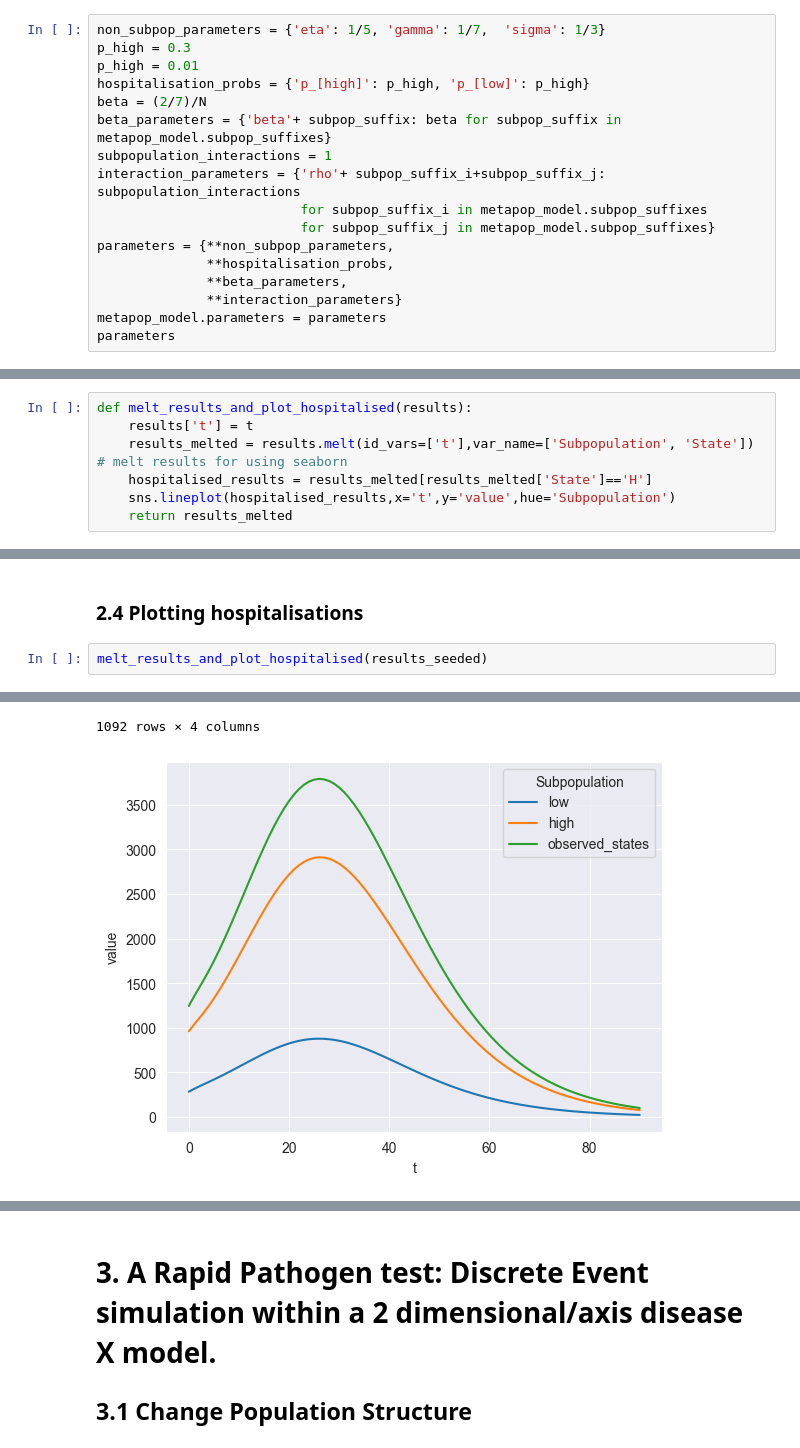
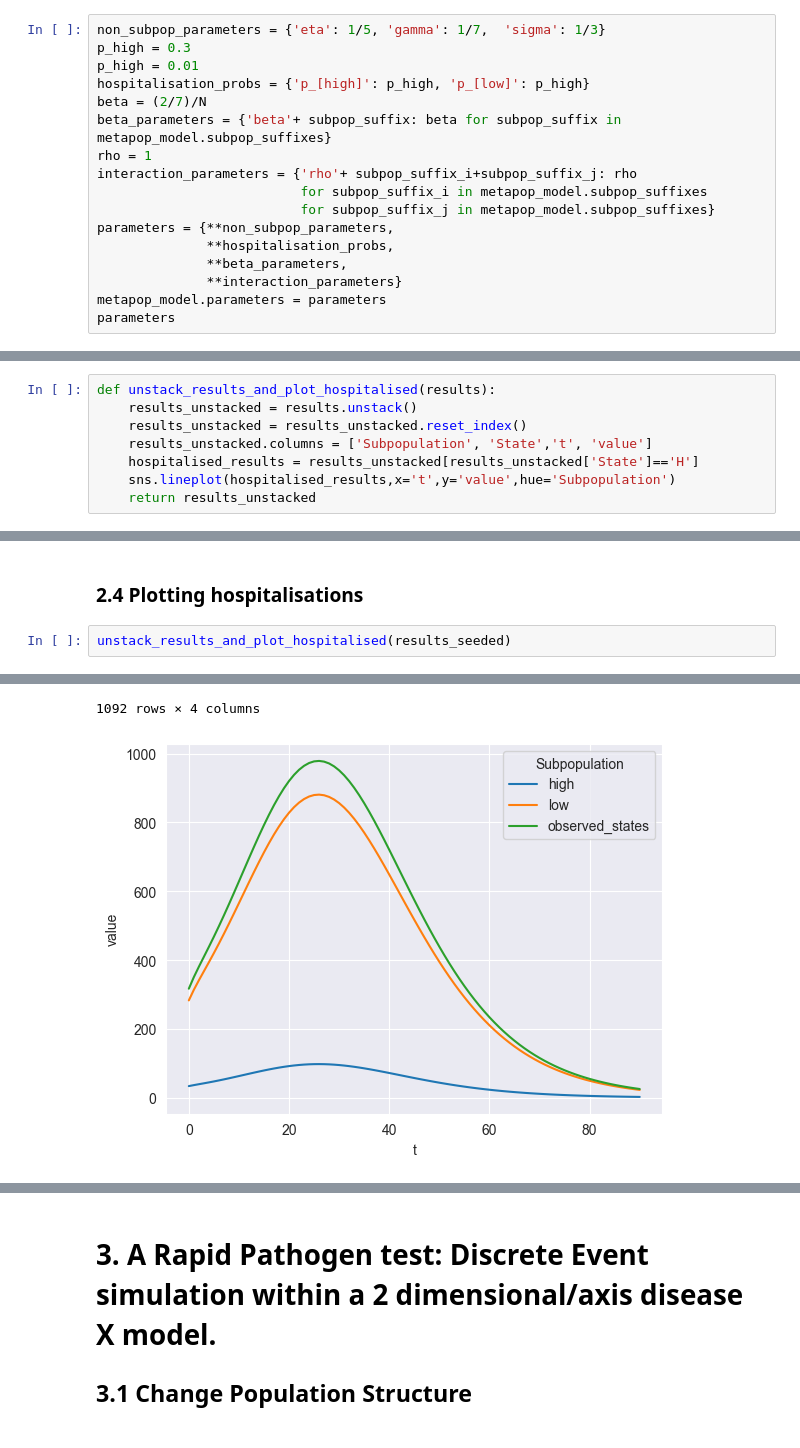
Before and after one commit to m-d-grunnill/MetaCast, a Jupyter notebook: demo/Basic_Demonstration.ipynb, the cells around one changed output, grey strips where cells are left out. Saved outputs shown, nothing was run; the diff lists cells and outputs as text.

```diff
--- a/demo/Basic_Demonstration.ipynb
+++ b/demo/Basic_Demonstration.ipynb
@@ -138,8 +138,8 @@ p_high = 0.01
 hospitalisation_probs = {'p_[high]': p_high, 'p_[low]': p_high}
 beta = (2/7)/N
 beta_parameters = {'beta'+ subpop_suffix: beta for subpop_suffix in metapop_model.subpop_suffixes}
-subpopulation_interactions = 1
-interaction_parameters = {'rho'+ subpop_suffix_i+subpop_suffix_j: subpopulation_interactions
+rho = 1
+interaction_parameters = {'rho'+ subpop_suffix_i+subpop_suffix_j: rho
                           for subpop_suffix_i in metapop_model.subpop_suffixes
                           for subpop_suffix_j in metapop_model.subpop_suffixes}
 parameters = {**non_subpop_parameters,
@@ -200,7 +201,8 @@ import seaborn as sns
 # %%
-def melt_results_and_plot_hospitalised(results):
-    results['t'] = t
-    results_melted = results.melt(id_vars=['t'],var_name=['Subpopulation', 'State']) # melt results for using seaborn
-    hospitalised_results = results_melted[results_melted['State']=='H']
+def unstack_results_and_plot_hospitalised(results):
+    results_unstacked = results.unstack()
+    results_unstacked = results_unstacked.reset_index()
+    results_unstacked.columns = ['Subpopulation', 'State','t', 'value']
+    hospitalised_results = results_unstacked[results_unstacked['State']=='H']
     sns.lineplot(hospitalised_results,x='t',y='value',hue='Subpopulation')
-    return results_melted
+    return results_unstacked
@@ -292,5 +294,5 @@ results_seeded
 # %% [markdown]
 ### 2.4 Plotting hospitalisations
 # %%
-melt_results_and_plot_hospitalised(results_seeded)
+unstack_results_and_plot_hospitalised(results_seeded)
 # %% [output]
@@ -309,5 +311,5 @@ melt_results_and_plot_hospitalised(results_seeded)
 1092 rows × 4 columns
-[figure, old version]
+[figure, new version]
 # %%
 display({'Total hospitalisations': results_seeded.loc[90,('observed_states','H_cumulative')],
          'Peak hospitalisations': max(results_seeded.loc[:,('observed_states','H')])})
```
Also changed, not shown: parts of 50 cells of this notebook, 3 other files.
